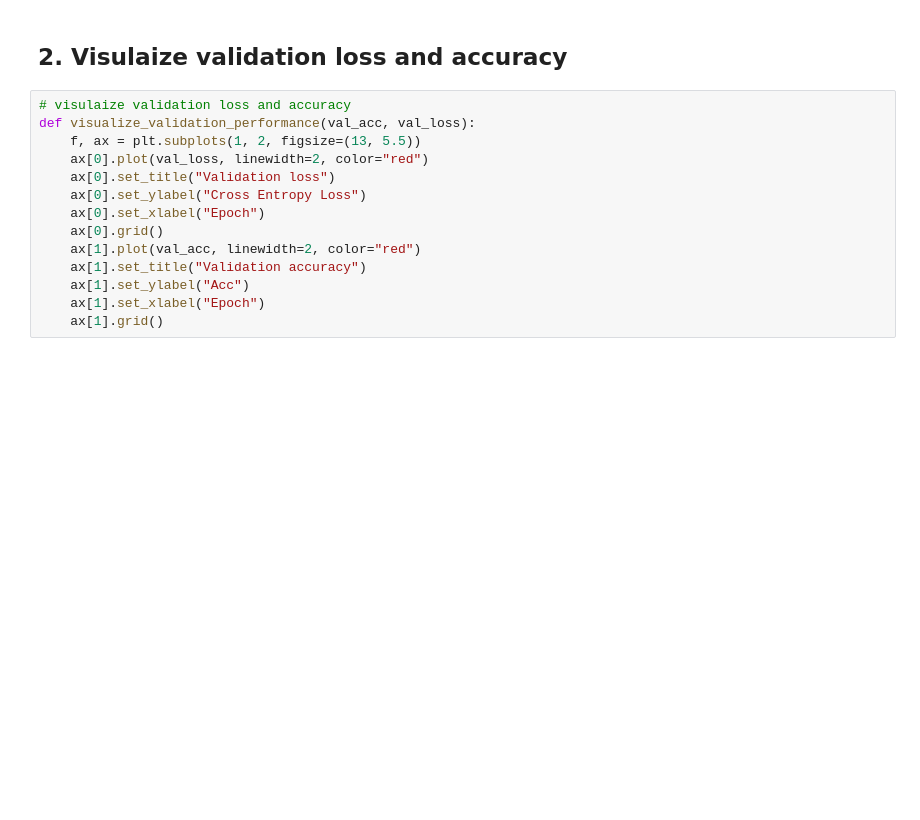
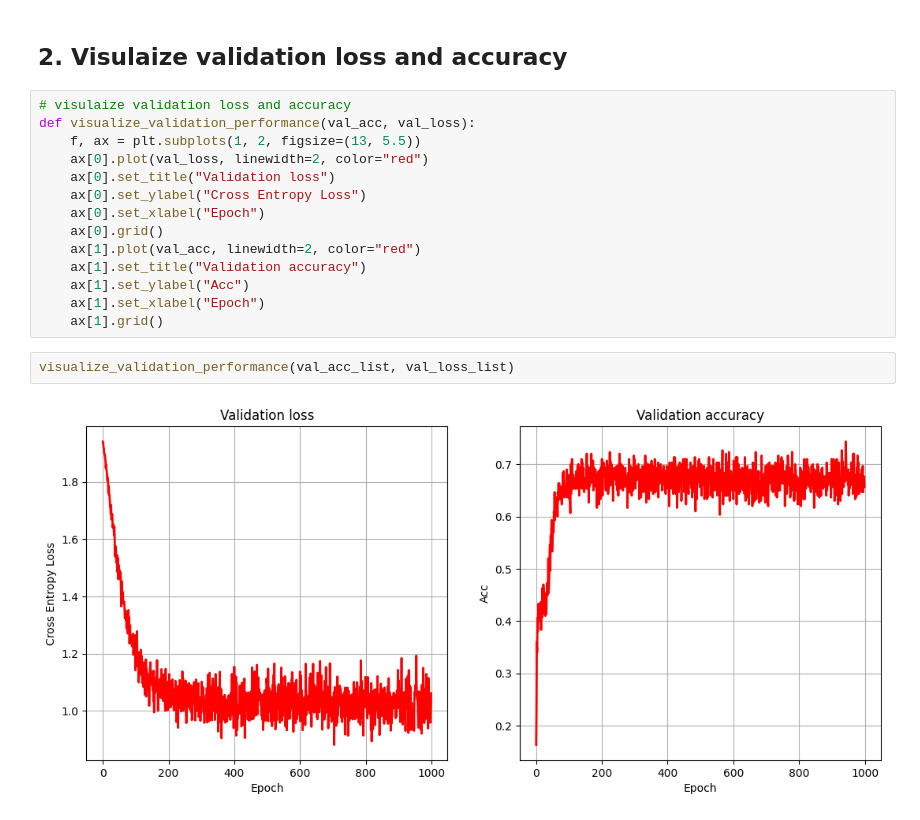
Before and after one commit to mlimbuu/pytorch-GAT, a Jupyter notebook: pytorch_SparseGAT.ipynb, the cells around one changed output. Cells and saved outputs as stored; diff of their text form; blank space fills up the shorter version.

```diff
--- a/pytorch_SparseGAT.ipynb
+++ b/pytorch_SparseGAT.ipynb
@@ -339,3 +362,7 @@ def visualize_validation_performance(val_acc, val_loss):
     ax[1].set_ylabel("Acc")
     ax[1].set_xlabel("Epoch")
     ax[1].grid()
+# %%
+visualize_validation_performance(val_acc_list, val_loss_list)
+# %% [output]
+[figure, added]
```
Also changed, not shown: parts of 2 cells of this notebook.
